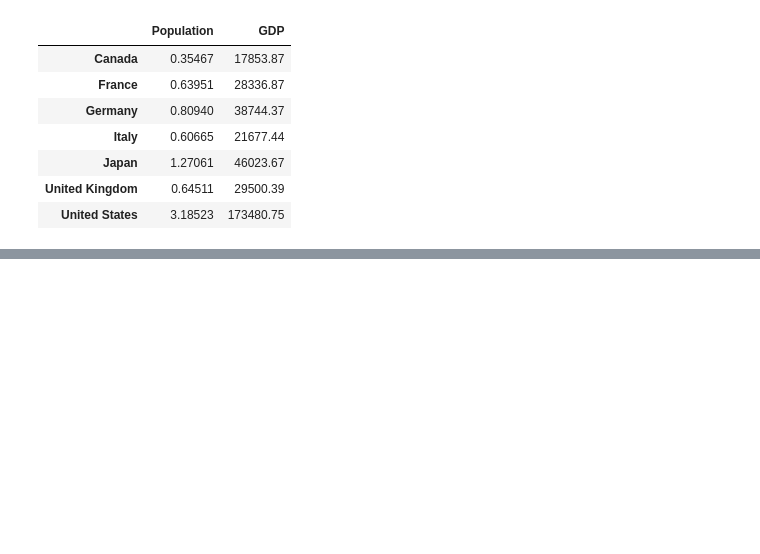
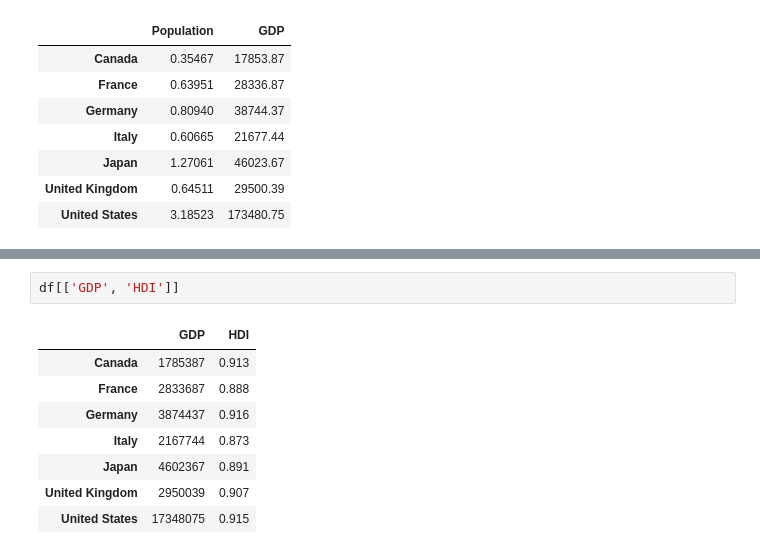
Before and after one commit to natalyalangford/DataAnalysisExercises, a Jupyter notebook: Panda Series/panda_dataframes.ipynb, the cells around one changed output, grey strips where cells are left out. Cells and saved outputs as stored; diff of their text form; blank space fills up the shorter version.

```diff
--- a/Panda Series/panda_dataframes.ipynb
+++ b/Panda Series/panda_dataframes.ipynb
@@ -510,0 +520,11 @@ df[['Population', 'GDP']] / 100
+# %%
+df[['GDP', 'HDI']]
+# %% [output]
+|  | GDP | HDI |
+| Canada | 1785387 | 0.913 |
+| France | 2833687 | 0.888 |
+| Germany | 3874437 | 0.916 |
+| Italy | 2167744 | 0.873 |
+| Japan | 4602367 | 0.891 |
+| United Kingdom | 2950039 | 0.907 |
+| United States | 17348075 | 0.915 |
```
Also changed, not shown: parts of 2 cells of this notebook.
